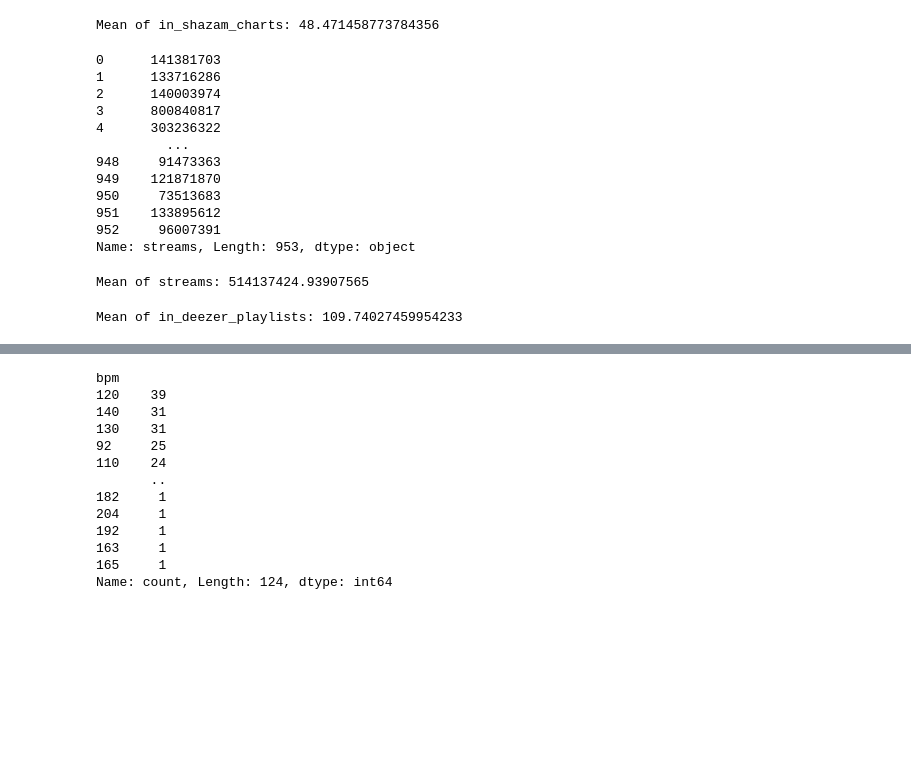
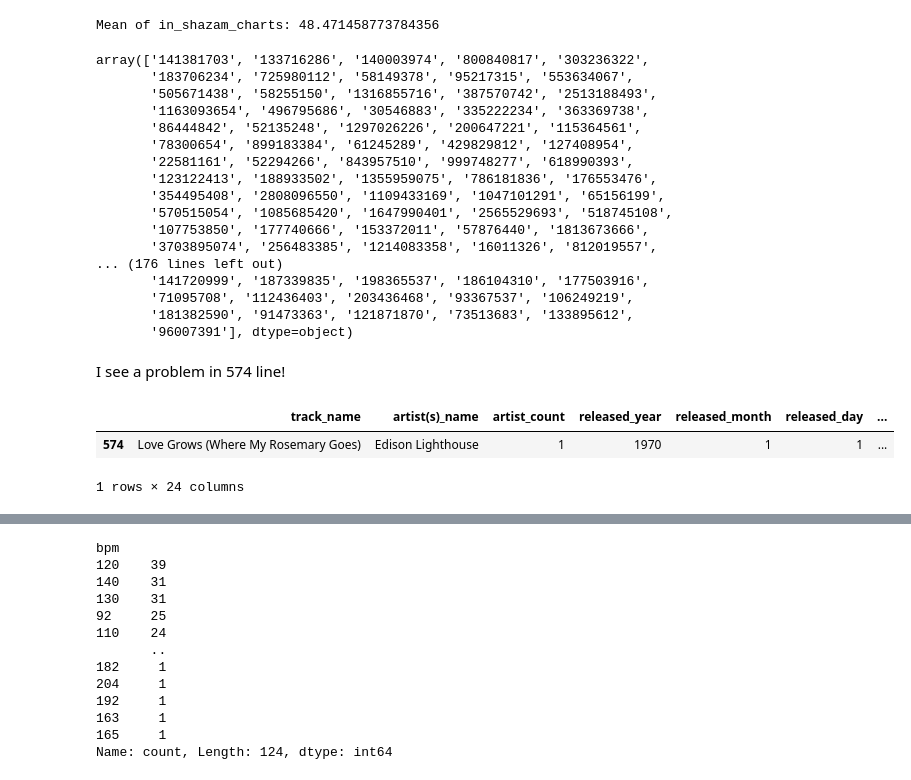
Before and after one commit to IsabellaPodavini/top_spotify_songs_2023, a Jupyter notebook: project.ipynb, the cells around one changed output, grey strips where cells are left out. Drawn from its saved outputs; the diff is of its cells as text; code cells hidden in the pictures; blank space fills up the shorter version.

```diff
--- a/project.ipynb
+++ b/project.ipynb
@@ -220,31 +204,30 @@ print("Mean of in_shazam_charts:", mean_shazam_charts)
 # %% [output]
 Mean of in_shazam_charts: 48.471458773784356
 # %%
-spotify_songs_df['streams']
+spotify_songs_df['streams'].unique()
 # %% [output]
-0      141381703
-1      133716286
-2      140003974
-3      800840817
-4      303236322
-         ...
-948     91473363
-949    121871870
-950     73513683
-951    133895612
-952     96007391
-Name: streams, Length: 953, dtype: object
+array(['141381703', '133716286', '140003974', '800840817', '303236322',
+       '183706234', '725980112', '58149378', '95217315', '553634067',
+       '505671438', '58255150', '1316855716', '387570742', '2513188493',
+       '1163093654', '496795686', '30546883', '335222234', '363369738',
+       '86444842', '52135248', '1297026226', '200647221', '115364561',
+       '78300654', '899183384', '61245289', '429829812', '127408954',
+       '22581161', '52294266', '843957510', '999748277', '618990393',
+       '123122413', '188933502', '1355959075', '786181836', '176553476',
+       '354495408', '2808096550', '1109433169', '1047101291', '65156199',
+       '570515054', '1085685420', '1647990401', '2565529693', '518745108',
+       '107753850', '177740666', '153372011', '57876440', '1813673666',
+       '3703895074', '256483385', '1214083358', '16011326', '812019557',
+... (176 lines left out)
+       '141720999', '187339835', '198365537', '186104310', '177503916',
+       '71095708', '112436403', '203436468', '93367537', '106249219',
+       '181382590', '91473363', '121871870', '73513683', '133895612',
+       '96007391'], dtype=object)
-# %%
-spotify_songs_df['streams'] = pd.to_numeric(spotify_songs_df['streams'], errors='coerce')
-mean_streams = spotify_songs_df['streams'].mean()
-spotify_songs_df['streams'].fillna(mean_streams, inplace=True)
-print("Mean of streams:", mean_streams)
-# %% [output]
-Mean of streams: 514137424.93907565
-# %%
-spotify_songs_df['in_deezer_playlists'] = pd.to_numeric(spotify_songs_df['in_deezer_playlists'], errors='coerce')
-mean_in_deezer_playlists = spotify_songs_df['in_deezer_playlists'].mean()
-spotify_songs_df['in_deezer_playlists'].fillna(mean_in_deezer_playlists, inplace=True)
-print("Mean of in_deezer_playlists:", mean_in_deezer_playlists)
-# %% [output]
-Mean of in_deezer_playlists: 109.74027459954233
+# %% [markdown]
+I see a problem in 574 line!
+# %%
+spotify_songs_df[spotify_songs_df['streams']=='BPM110KeyAModeMajorDanceability53Valence75Energy69Acousticness7Instrumentalness0Liveness17Speechiness3']
+# %% [output]
+|  | track_name | artist(s)_name | artist_count | released_year | released_month | released_day | ... |
+| 574 | Love Grows (Where My Rosemary Goes) | Edison Lighthouse | 1 | 1970 | 1 | 1 | ... |
+1 rows × 24 columns
```
Also changed, not shown: parts of 7 cells of this notebook, 1 other file.
